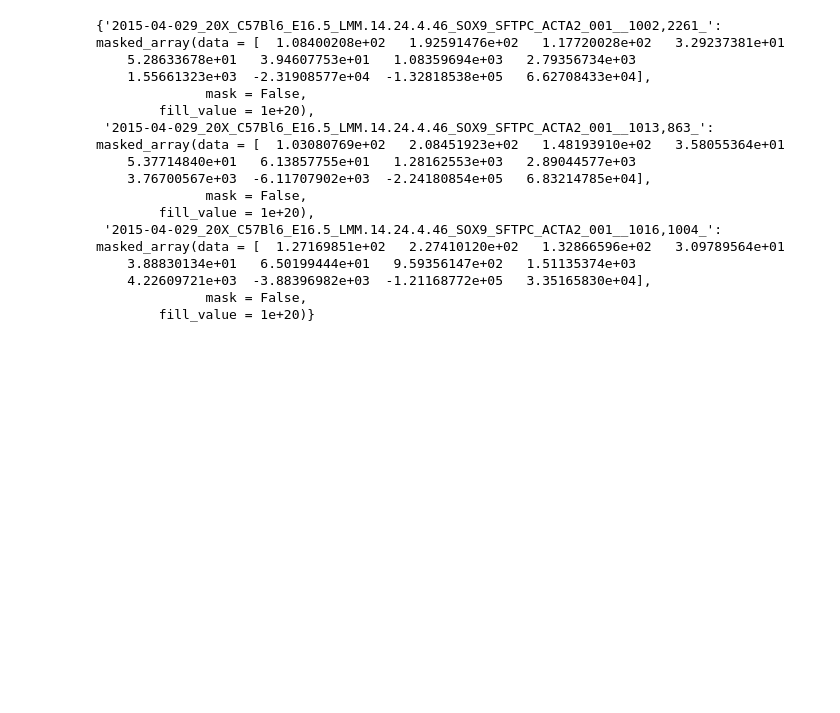
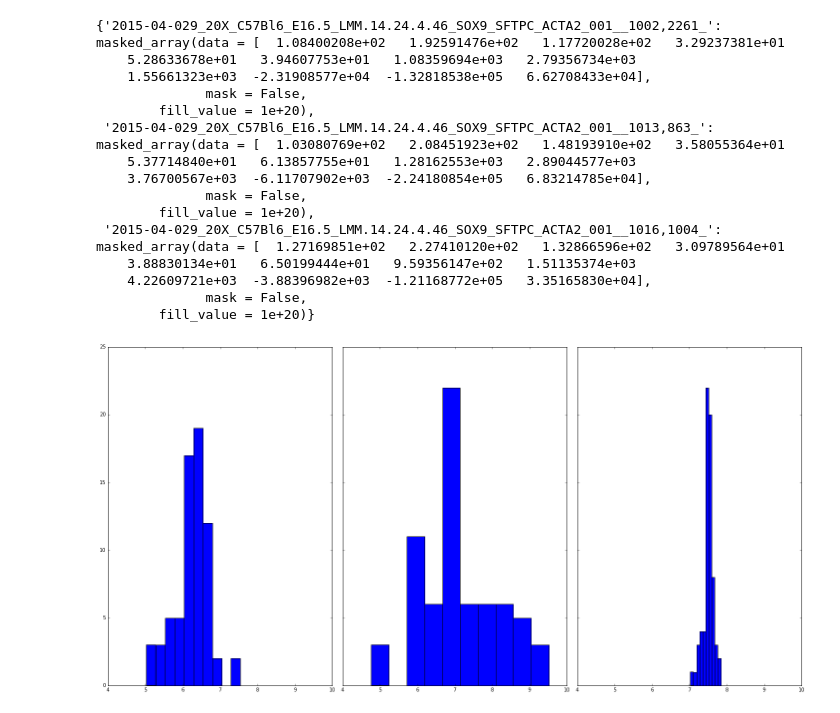
Before and after one commit to duke-lungmap-team/dlt-scratch, a Jupyter notebook: Notebooks/FeatureEngineering.ipynb, the cells around one changed output. Cells and saved outputs as stored; diff of their text form; code cells hidden in the pictures; blank space fills up the shorter version.

```diff
--- a/Notebooks/FeatureEngineering.ipynb
+++ b/Notebooks/FeatureEngineering.ipynb
@@ -85,5 +341,12 @@ feature_map = dict(
     moment_color_2=moment_color,
     moment_color_3=partial(moment_color, d=3),
     pm_area_ratio=pm_area_ratio,
-    entropy=entropy
+    entropy=entropy,
+    major_axis_length=major_axis_length,
+    minor_axis_length=minor_axis_length,
+    orientation=orientation,
+    equivalent_diameter=equivalent_diameter,
+    perimeter=perimeter,
+    solidity=solidity,
+    ComputeFSDFeatures=ComputeFSDFeatures
     )
@@ -97,7 +362,9 @@ def build_features(xs, features):
 # %% [markdown]
 ## Construct a vector of features for each image
 # %%
-features = ['mean_color', 'std_color', 'moment_color_2', 'moment_color_3', 'pm_area_ratio', 'entropy']
+features = ['mean_color', 'std_color', 'moment_color_2', 'moment_color_3', 'pm_area_ratio', 'entropy',
+            "major_axis_length", "minor_axis_length", "orientation","equivalent_diameter",
+               "perimeter","solidity",'ComputeFSDFeatures']
 image_features = {}
 pos_files = glob.glob(os.path.join(pos_path, '*npy'))
 for f in pos_files[:3]:
@@ -124,3 +391,6 @@ image_features
     4.22609721e+03  -3.88396982e+03  -1.21168772e+05   3.35165830e+04],
               mask = False,
         fill_value = 1e+20)}
+# %%
+pos_path = "G:\\2016\\Summer\\LungMAP\\Advanced\\segmented\\proximal_acinar_tubule"
+neg_path = "G:\\2016\\Summer\\LungMAP\\Advanced\\segmented\\distal_acinar_tubule_negative"
@@ -126,0 +423,28 @@ image_features
+# %%
+# positive acinar tubules
+a = image_features_pos
+a_list = []
+for key, value in a.items():
+    temp = [key,value]
+    a_list.append(temp)
+
+a_r = []
+for j in range(len(a_list)):
+    a_r.append(a_list[j][1][0])
+
+a_g = []
+for j in range(len(a_list)):
+    a_g.append(a_list[j][1][1])
+
+a_b = []
+for j in range(len(a_list)):
+    a_b.append(a_list[j][1][2])
+# %%
+fig, axes = plt.subplots(1, 3, figsize=(20, 10), sharex=True, sharey=True,
+                         subplot_kw={'adjustable': 'box-forced'})
+axes[0].hist(a_r)
+axes[1].hist(a_g)
+axes[2].hist(a_b)
+plt.tight_layout()
+# %% [output]
+[figure, added]
```
Also changed, not shown: parts of 10 cells of this notebook.
